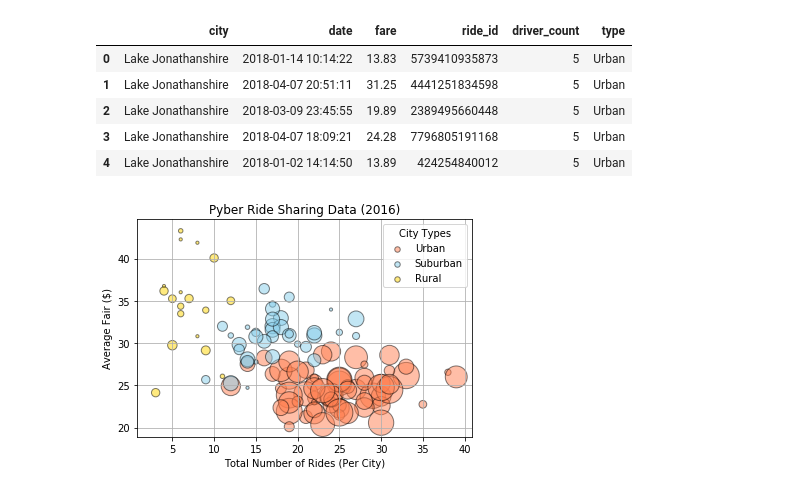
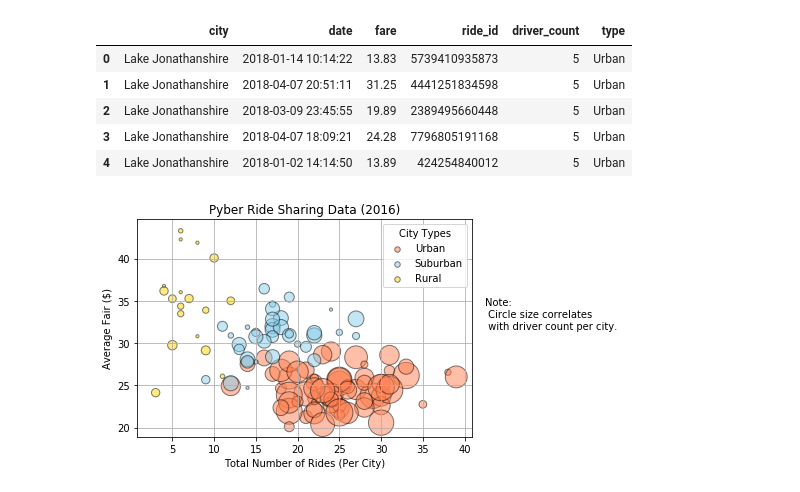
Before and after one commit to djoleary5/Pyber, a Jupyter notebook: Pyber.ipynb, the cells around one changed output. Saved outputs shown, nothing was run; the diff lists cells and outputs as text; code cells hidden in the pictures.

Commit message:
Bubble plot finished

```diff
--- a/Pyber.ipynb
+++ b/Pyber.ipynb
@@ -33,50 +33,46 @@ city = city.mean()
 del city['driver_count']
 city['rides'] = cityRide['city'].value_counts()
 city = pd.merge(city, city_data, how='left', on='city')
-color = []
-for c in city['type']:
-    if c == 'Urban':
-        color.append('Coral')
-    if c == 'Suburban':
-        color.append('SkyBlue')
-    if c == 'Rural':
-        color.append('Gold')
-city['color'] = color
+
 urban = city[city['type']=='Urban']
 urban_x_axis = urban['rides']
 urban_y_axis = urban['fare']
 suburban = city[city['type']=='Suburban']
 suburban_x_axis = suburban['rides']
 suburban_y_axis = suburban['fare']
 rural = city[city['type']=='Rural']
 rural_x_axis = rural['rides']
 rural_y_axis = rural['fare']
 
 
 # Build the scatter plots for each city types
 plt.figure()
-
-plt.scatter(urban_x_axis, urban_y_axis, marker="o", s=(urban['driver_count']*10), facecolors='Coral', edgecolors="black", alpha=0.5, label='Urban')
-plt.scatter(suburban_x_axis, suburban_y_axis, marker="o", s=(suburban['driver_count']*10), facecolors='SkyBlue', edgecolors="black", alpha=0.5, label='Suburban')
-plt.scatter(rural_x_axis, rural_y_axis, marker="o", s=(rural['driver_count']*10), facecolors='Gold', edgecolors="black", alpha=0.5, label='Rural')
-
+plt.scatter(urban_x_axis, urban_y_axis, marker="o", s=(urban['driver_count']*10), facecolors='Coral',
+            edgecolors="black", alpha=0.5, label='Urban')
+plt.scatter(suburban_x_axis, suburban_y_axis, marker="o", s=(suburban['driver_count']*10), facecolors='SkyBlue',
+            edgecolors="black", alpha=0.5, label='Suburban')
+plt.scatter(rural_x_axis, rural_y_axis, marker="o", s=(rural['driver_count']*10), facecolors='Gold',
+            edgecolors="black", alpha=0.5, label='Rural')
 
 
 # Incorporate the other graph properties
 plt.title("Pyber Ride Sharing Data (2016)")
 plt.xlabel("Total Number of Rides (Per City)")
 plt.ylabel("Average Fair ($)")
 plt.grid()
 
 # Create a legend
 lgnd = plt.legend(loc="upper right", title="City Types")
 lgnd.legendHandles[0]._sizes = [30]
 lgnd.legendHandles[1]._sizes = [30]
 lgnd.legendHandles[2]._sizes = [30]
-plt.show()
+
 
 # Incorporate a text label regarding circle size
+side_text = plt.figtext(0.93, 0.5, 'Note: \n Circle size correlates \n with driver count per city.')
 
 # Save Figure
+plt.savefig('pyber_ride_share_data.png', bbox_extra_artists=(side_text,), bbox_inches='tight')
+plt.show()
 # %% [output]
-[figure, old version]
+[figure, new version]
```
